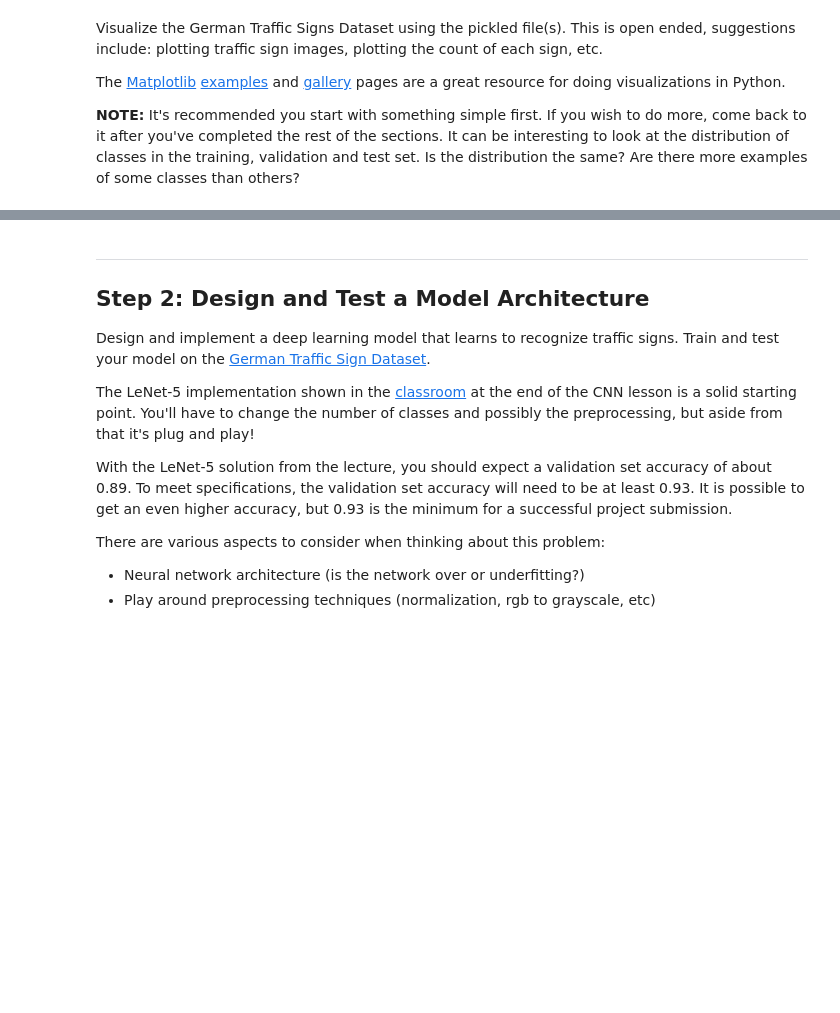
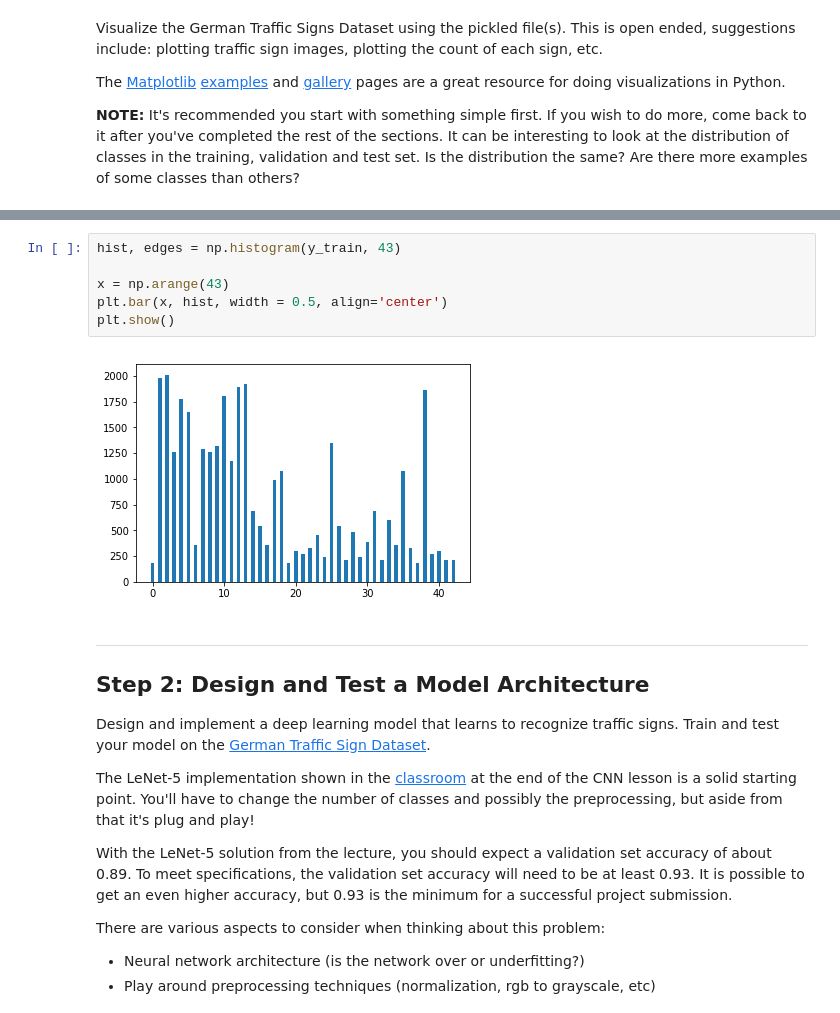
Before and after one commit to RickeyLee09/Udacity-Traffic-Sign-Classifier, a Jupyter notebook: Traffic_Sign_Classifier.ipynb, the cells around one changed output, grey strips where cells are left out. Drawn from its saved outputs; the diff is of its cells as text; blank space fills up the shorter version.

```diff
--- a/Traffic_Sign_Classifier.ipynb
+++ b/Traffic_Sign_Classifier.ipynb
@@ -122,3 +138,11 @@ show_imgs(X_train)
+# %%
+hist, edges = np.histogram(y_train, 43)
+
+x = np.arange(43)
+plt.bar(x, hist, width = 0.5, align='center')
+plt.show()
+# %% [output]
+[figure, added]
 # %% [markdown]
 ----
 
```
Also changed, not shown: parts of 7 cells of this notebook, 7 other files.
